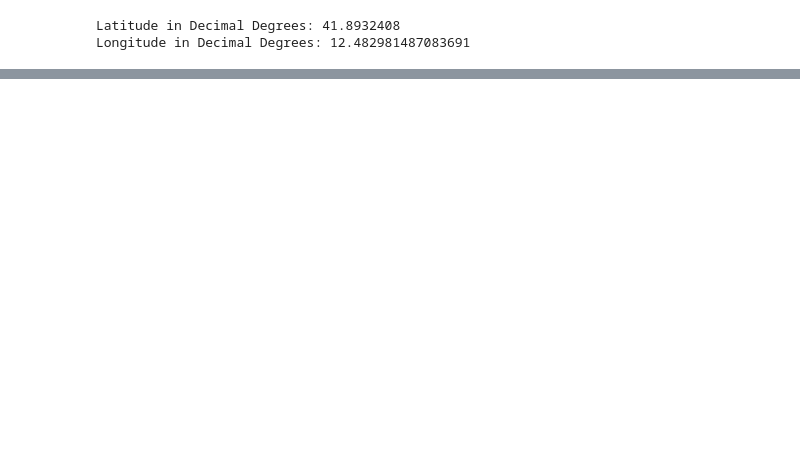
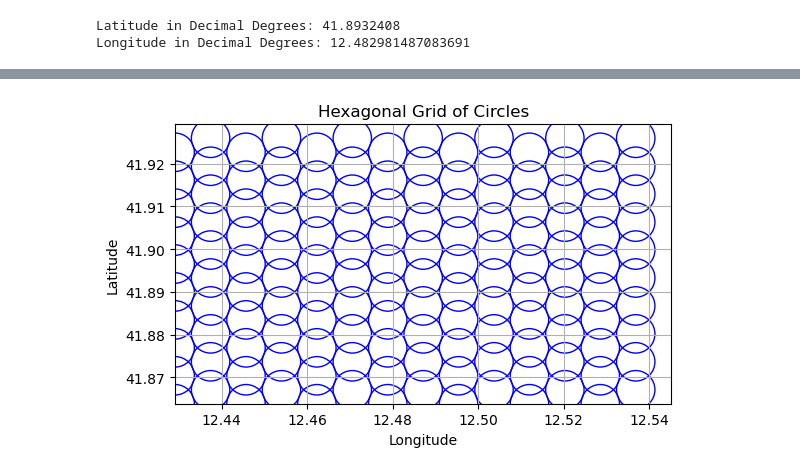
Before and after one commit to KrystianPi/TravelAI, a Jupyter notebook: googlemaps_api.ipynb, the cells around one changed output, grey strips where cells are left out. Saved outputs shown, nothing was run; the diff lists cells and outputs as text; code cells hidden in the pictures; blank space fills up the shorter version.

```diff
--- a/googlemaps_api.ipynb
+++ b/googlemaps_api.ipynb
@@ -79,0 +32,70 @@ stored_results_global[3]
+# %%
+import math
+import matplotlib.pyplot as plt
+
+# Center point (latitude and longitude)
+center_lat = latitude_dd  # Replace with your center latitude
+center_lng = longitude_dd  # Replace with your center longitude
+
+# Radius of the center circle in meters
+radius_meters = 500  # 500 meters
+
+# Calculate the horizontal and vertical spacing between circles in degrees
+radius = (radius_meters / 1000) / 111.32
+
+# Number of rows and columns in the hexagonal grid
+num_rows = 10
+num_cols = 14
+
+# Calculate the horizontal and vertical spacing between circles
+h_spacing = 3/2 * radius * 1.23
+v_spacing = math.sqrt(3) * radius * 0.84
+
+# Calculate the coordinates of the top-left corner of the grid
+x_min = center_lng - (num_cols - 1) * h_spacing / 2
+y_min = center_lat - (num_rows - 1) * v_spacing / 2
+
+# Create a figure and axis for plotting
+fig, ax = plt.subplots()
+
+locations = []
+# Generate coordinates for the hexagonal grid of circles
+for row in range(num_rows):
+    for col in range(num_cols):
+        # Calculate the coordinates for the center of each circle in the grid
+        x = x_min + col * h_spacing
+        y = y_min + row * v_spacing
+        locations.append([x,y])
+        # Offset every other row
+        if col % 2 == 1:
+            y += v_spacing / 2
+
+        # Create a circle with the specified radius
+        circle = plt.Circle((x, y), radius, fill=False, color='blue')
+
+        # Add the circle to the plot
+        ax.add_patch(circle)
+
+# Set the aspect ratio to be equal (so circles look like circles)
+ax.set_aspect('equal', adjustable='box')
+
+# Calculate axis limits based on the grid's extent
+x_max = x_min + num_cols * h_spacing
+y_max = y_min + num_rows * v_spacing
+
+# Set the axis limits
+ax.set_xlim(x_min , x_max)
+ax.set_ylim(y_min , y_max)
+
+with open('./output/loc.txt', 'w') as f:
+    for loc in locations:
+        f.write(f'{loc[0]},{loc[1]}\n')
+
+# Show the plot
+plt.xlabel('Longitude')
+plt.ylabel('Latitude')
+plt.title('Hexagonal Grid of Circles')
+plt.grid(True)
+plt.show()
+# %% [output]
+[figure, added]
```
Also changed, not shown: parts of 15 cells of this notebook.
